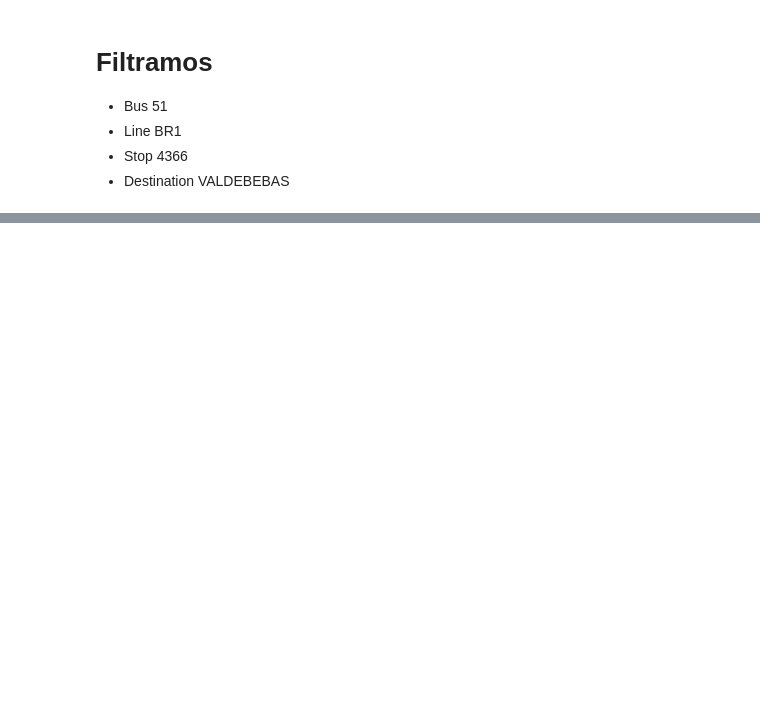
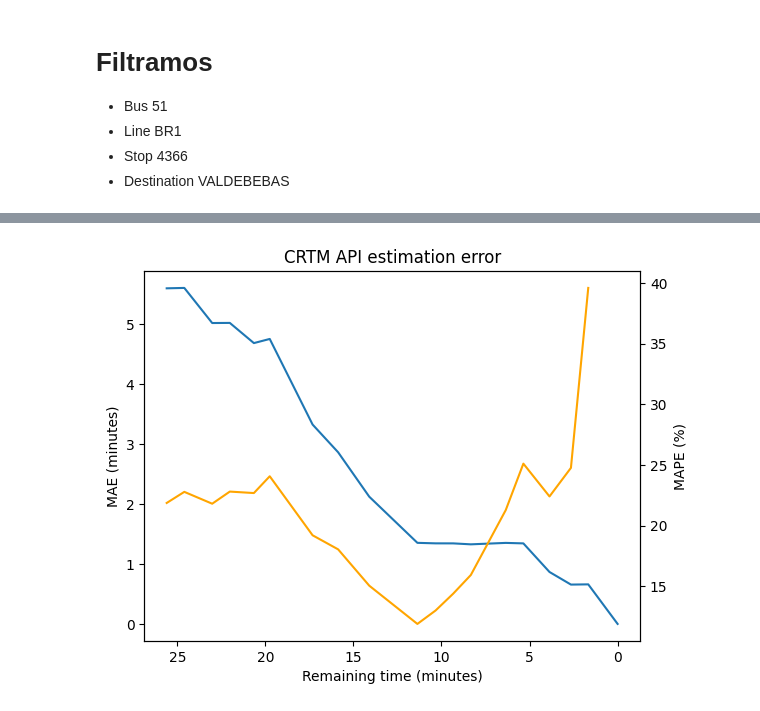
Before and after one commit to oeg-upm/inesdata-mov-data-generation, a Jupyter notebook: docs/notebooks/aux/sprint_20240429.ipynb, the cells around one changed output, grey strips where cells are left out. Drawn from its saved outputs; the diff is of its cells as text; code cells hidden in the pictures; blank space fills up the shorter version.

```diff
--- a/docs/notebooks/aux/sprint_20240429.ipynb
+++ b/docs/notebooks/aux/sprint_20240429.ipynb
@@ -126,0 +467,3 @@ shape: (30, 6)
+# %%
+new_dict_MAPE = resultados_MAPE.to_dict()
+new_dict_MAPE
@@ -126,0 +490,3 @@ shape: (30, 6)
+# %%
+new_dict_MAE = resultados_MAE.to_dict()
+new_dict_MAE
@@ -126,0 +513,6 @@ shape: (30, 6)
+# %%
+MAE = []
+for key in new_dict_MAE.keys():
+    MAE.append((key/60,new_dict_MAE[key]/60))
+
+MAE
@@ -126,0 +539,6 @@ shape: (30, 6)
+# %%
+MAPE = []
+for key in new_dict_MAPE.keys():
+    MAPE.append((key/60,new_dict_MAPE[key]))
+
+MAPE
@@ -126,0 +565,16 @@ shape: (30, 6)
+# %%
+fig, ax1 = plt.subplots()
+
+# Dibujar el primer gráfico con eje y a la izquierda
+ax1.plot([data[0] for data in MAE], [data[1] for data in MAE])
+ax1.set_xlabel('Remaining time (minutes)')
+ax1.set_ylabel('MAE (minutes)')
+
+ax2 = ax1.twinx()
+ax2.plot([data[0] for data in MAPE], [data[1] for data in MAPE], 'orange')
+ax2.set_ylabel('MAPE (%)')
+
+plt.title('CRTM API estimation error')
+plt.gca().invert_xaxis()
+# %% [output]
+[figure, added]
```
Also changed, not shown: parts of 81 cells of this notebook, 5 other files.
